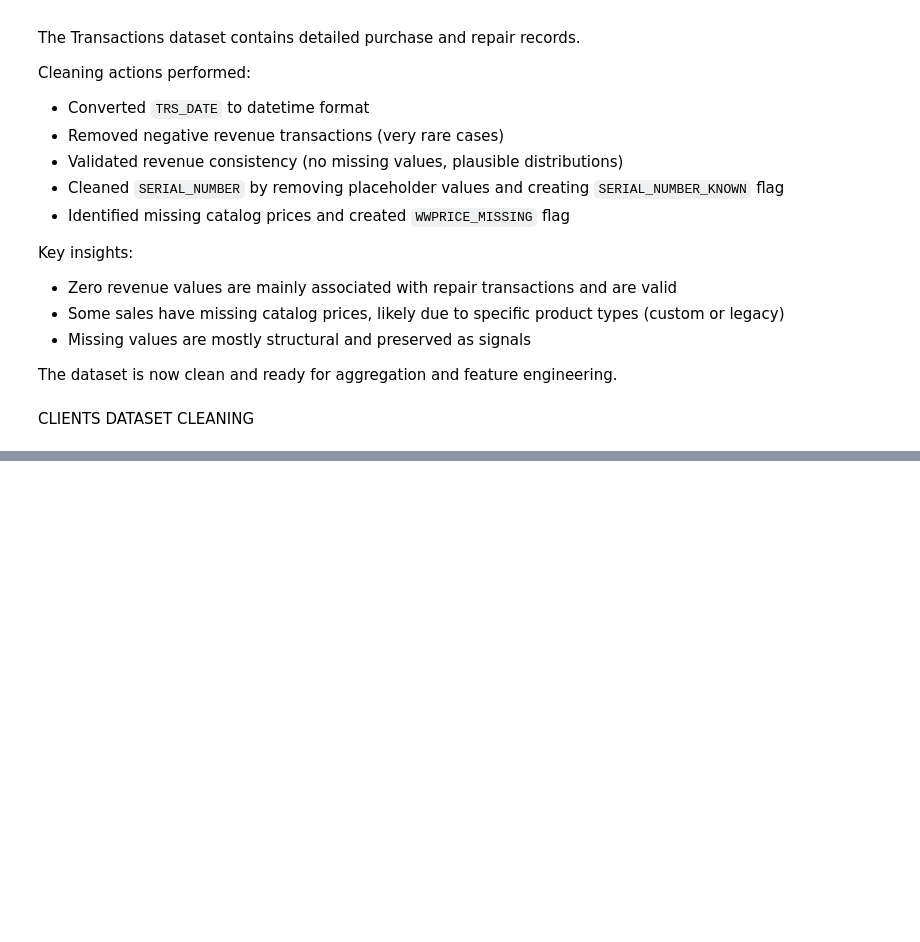
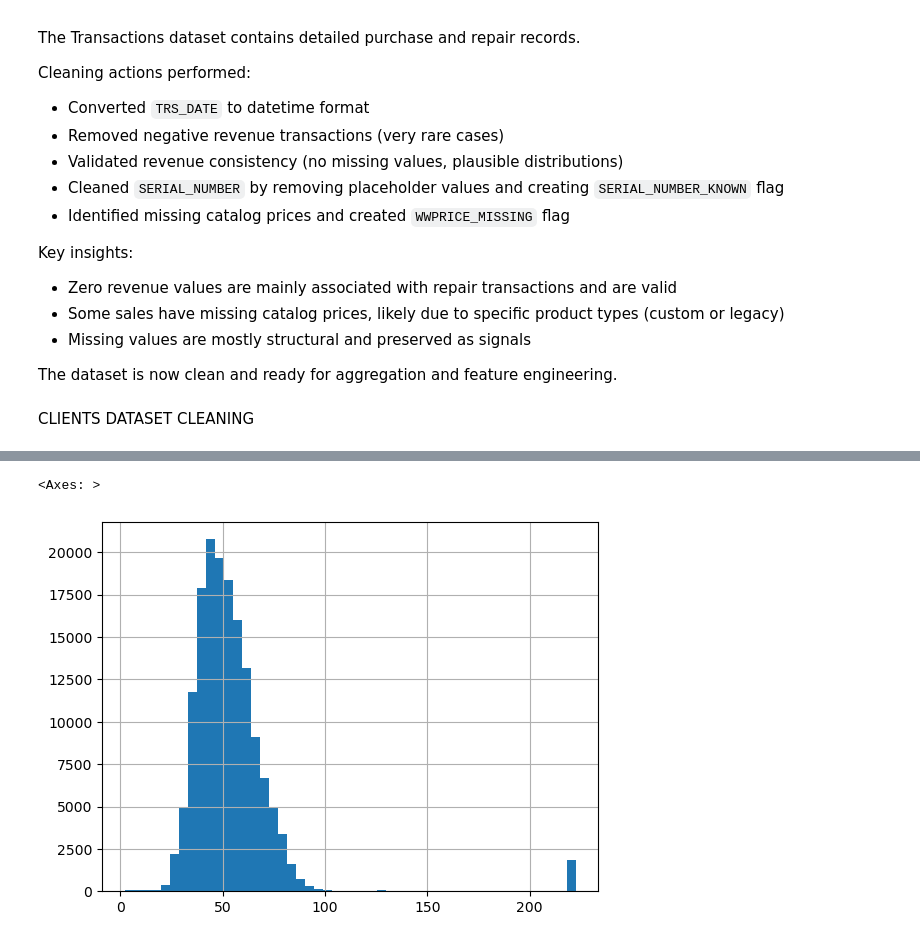
Before and after one commit to Franzosen/cartier_QDC_challenge, a Jupyter notebook: notebooks/data_cleaning_V1.ipynb, the cells around one changed output, grey strips where cells are left out. Drawn from its saved outputs; the diff is of its cells as text; code cells hidden in the pictures; blank space fills up the shorter version.

```diff
--- a/notebooks/data_cleaning_V1.ipynb
+++ b/notebooks/data_cleaning_V1.ipynb
@@ -401,3 +401,11 @@ Key insights:
 The dataset is now clean and ready for aggregation and feature engineering.
 # %% [markdown]
 CLIENTS DATASET CLEANING
+# %%
+# ==============================
+# 1. LOAD CLIENTS
+# ==============================
+
+clients_path = DATA_PATH / "Clients.csv"
+
+print(clients_path)
@@ -403,0 +414,11 @@ CLIENTS DATASET CLEANING
+# %%
+# ==============================
+# 2. LOAD DATA
+# ==============================
+
+df_clients = pd.read_csv(
+    clients_path,
+    low_memory=False
+)
+
+print("Shape:", df_clients.shape)
@@ -403,0 +446,9 @@ CLIENTS DATASET CLEANING
+# %%
+# ==============================
+# 3. CONVERT DATE COLUMNS
+# ==============================
+
+date_cols = ["BIRTH_DATE", "FIRST_PURCHASE_DATE", "FIRST_TRANSACTION_DATE"]
+
+for col in date_cols:
+    df_clients[col] = pd.to_datetime(df_clients[col], errors="coerce")
@@ -403,0 +479,12 @@ CLIENTS DATASET CLEANING
+# %%
+# ==============================
+# AGE DISTRIBUTION
+# ==============================
+
+# Compute age (approximate, in years)
+df_clients["AGE"] = (
+    (pd.Timestamp("today") - df_clients["BIRTH_DATE"]).dt.days / 365
+)
+
+# Basic stats
+df_clients["AGE"].describe()
@@ -403,0 +501,5 @@ CLIENTS DATASET CLEANING
+# %%
+df_clients["AGE"].hist(bins=50)
+# %% [output]
+<Axes: >
+[figure, added]
```
Also changed, not shown: parts of 10 cells of this notebook.
